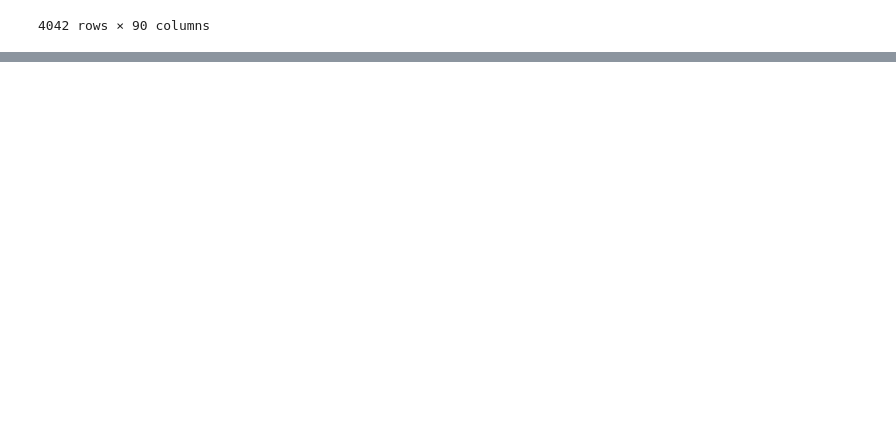
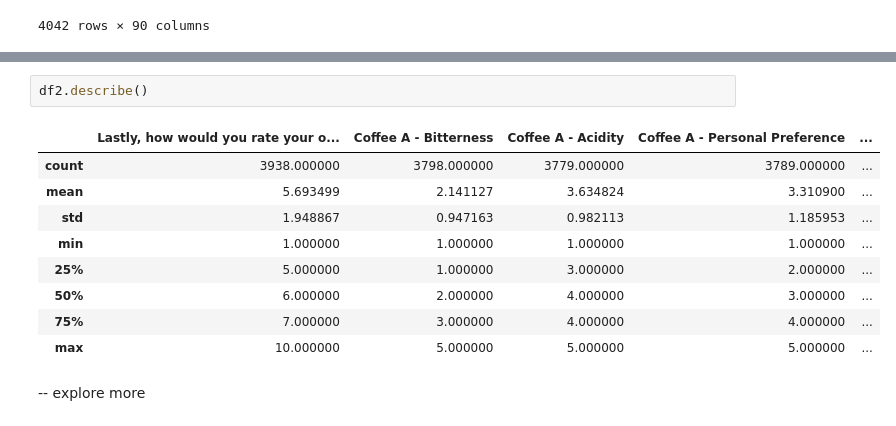
Before and after one commit to sanagahoi/Python_labs, a Jupyter notebook: cisco-labs/coffee-survey-project/coffee-survey-project.ipynb, the cells around one changed output, grey strips where cells are left out. Cells and saved outputs as stored; diff of their text form; blank space fills up the shorter version.

```diff
--- a/cisco-labs/coffee-survey-project/coffee-survey-project.ipynb
+++ b/cisco-labs/coffee-survey-project/coffee-survey-project.ipynb
@@ -593,0 +592,14 @@ df3
+# %%
+df2.describe()
+# %% [output]
+|  | Lastly, how would you rate your o... | Coffee A - Bitterness | Coffee A - Acidity | Coffee A - Personal Preference | ... |
+| count | 3938.000000 | 3798.000000 | 3779.000000 | 3789.000000 | ... |
+| mean | 5.693499 | 2.141127 | 3.634824 | 3.310900 | ... |
+| std | 1.948867 | 0.947163 | 0.982113 | 1.185953 | ... |
+| min | 1.000000 | 1.000000 | 1.000000 | 1.000000 | ... |
+| 25% | 5.000000 | 1.000000 | 3.000000 | 2.000000 | ... |
+| 50% | 6.000000 | 2.000000 | 4.000000 | 3.000000 | ... |
+| 75% | 7.000000 | 3.000000 | 4.000000 | 4.000000 | ... |
+| max | 10.000000 | 5.000000 | 5.000000 | 5.000000 | ... |
+# %% [markdown]
+-- explore more
```
Also changed, not shown: parts of 2 cells of this notebook.
